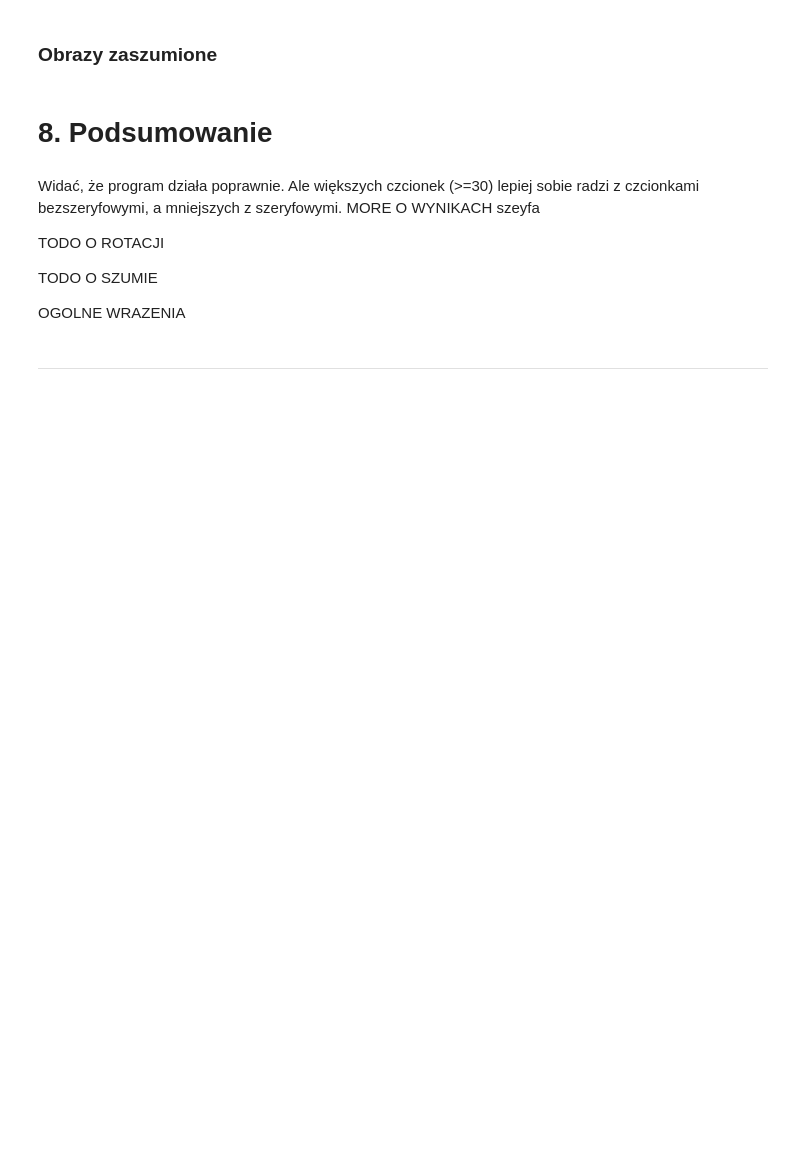
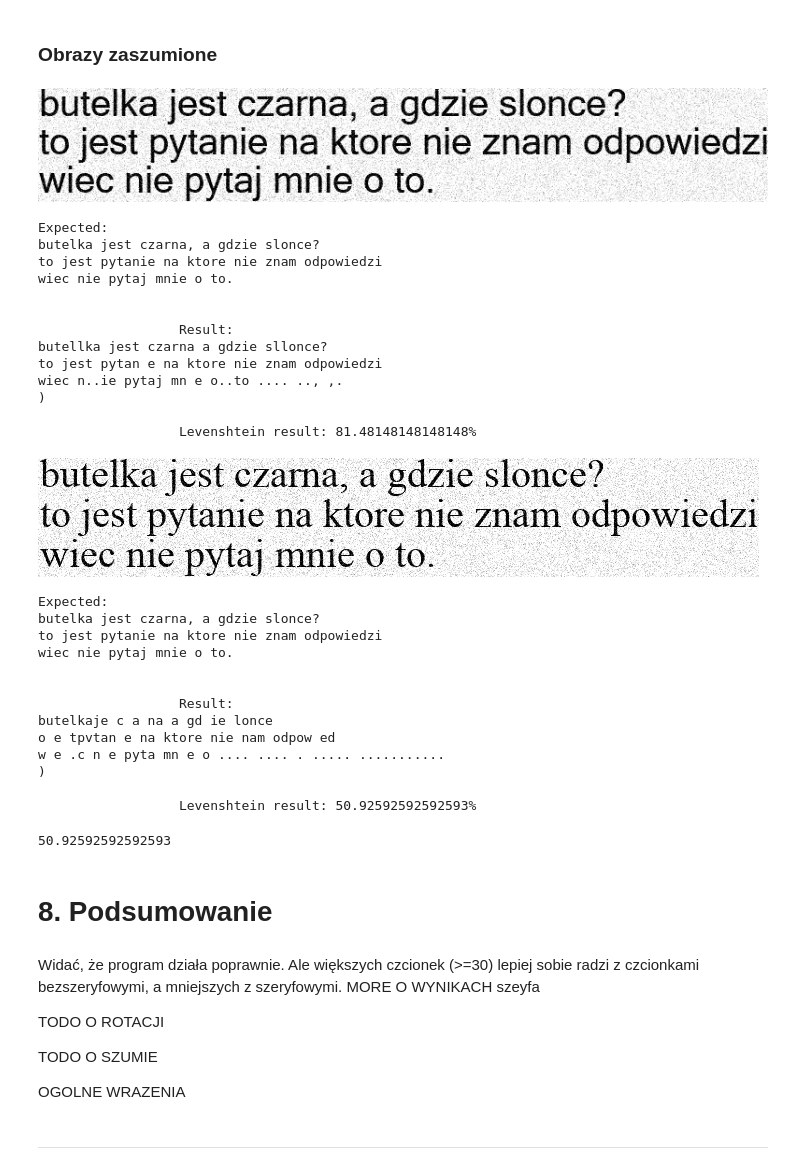
Before and after one commit to radoslawrolka/Computational_Methods_in_Science_and_Engineering, a Jupyter notebook: lab9/task2.ipynb, the cells around one changed output. Saved outputs shown, nothing was run; the diff lists cells and outputs as text; code cells hidden in the pictures; blank space fills up the shorter version.

```diff
--- a/lab9/task2.ipynb
+++ b/lab9/task2.ipynb
@@ -385,8 +505,38 @@ test(text, 'times-new-roman', 40, noise=0, rotate=20, confidence=0.92)
 # %% [markdown]
 ### Obrazy zaszumione
 # %%
-test(text, 'sans-serif', 40, noise=30, confidence=0.84)
-test(text, 'times-new-roman', 40, noise=30, confidence=0.8)
+test(text, 'sans-serif', 40, noise=30, confidence=0.9, show_print=True)
+test(text, 'times-new-roman', 40, noise=30, confidence=0.9, show_print=True)
+# %% [output]
+[figure, added]
+Expected:
+butelka jest czarna, a gdzie slonce?
+to jest pytanie na ktore nie znam odpowiedzi
+wiec nie pytaj mnie o to.
+
+
+                  Result:
+butellka jest czarna a gdzie sllonce?
+to jest pytan e na ktore nie znam odpowiedzi
+wiec n..ie pytaj mn e o..to .... .., ,.
+)
+
+                  Levenshtein result: 81.48148148148148%
+[figure, added]
+Expected:
+butelka jest czarna, a gdzie slonce?
+to jest pytanie na ktore nie znam odpowiedzi
+wiec nie pytaj mnie o to.
+
+
+                  Result:
+butelkaje c a na a gd ie lonce
+o e tpvtan e na ktore nie nam odpow ed
+w e .c n e pyta mn e o .... .... . ..... ...........
+)
+
+                  Levenshtein result: 50.92592592592593%
+50.92592592592593
 # %% [markdown]
 # 8. Podsumowanie
 # %% [markdown]
```
Also changed, not shown: parts of 8 cells of this notebook.
